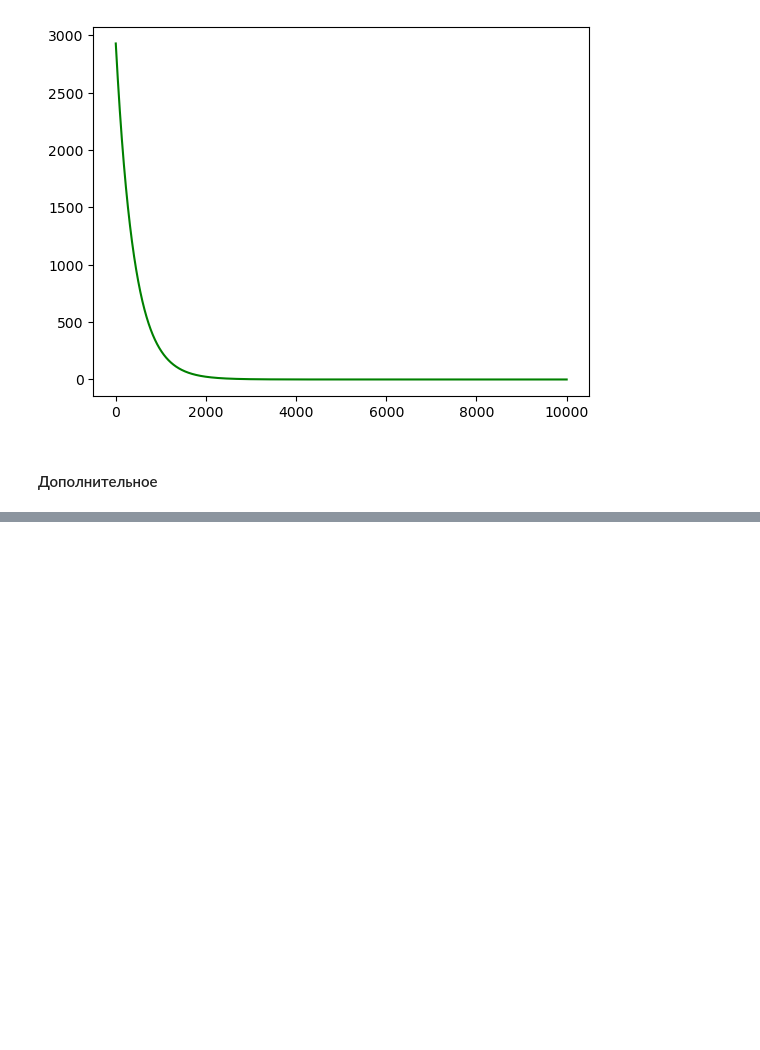
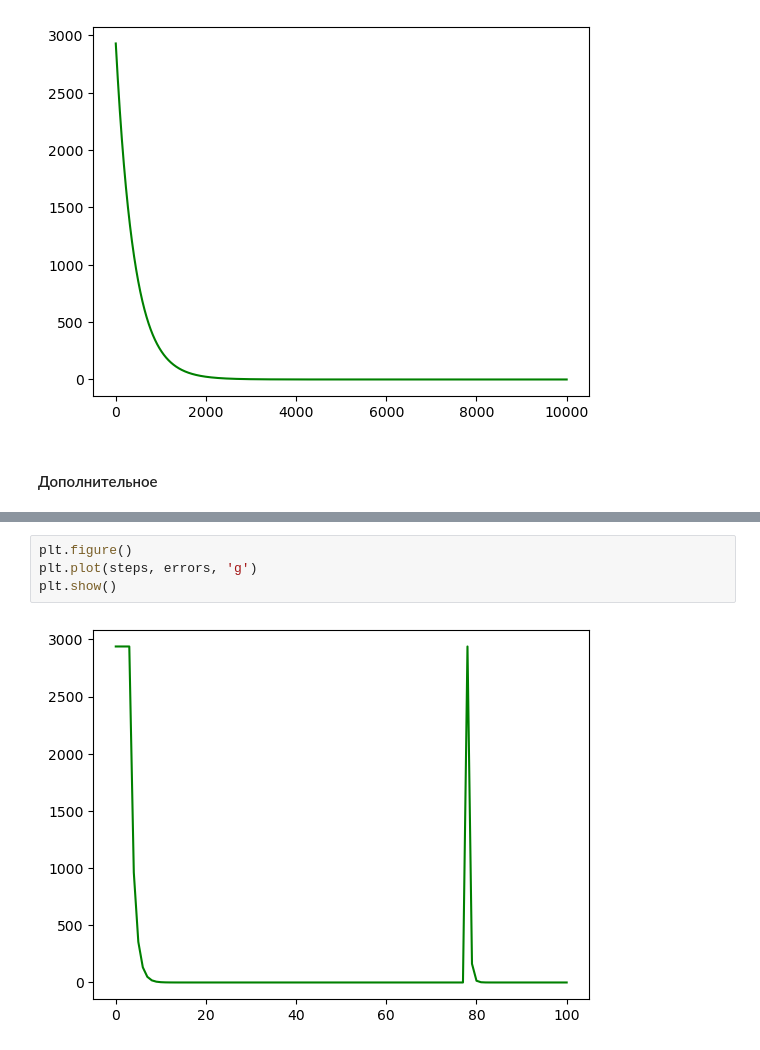
Before and after one commit to Slofya/mlkurs, a Jupyter notebook: ml11.ipynb, the cells around one changed output, grey strips where cells are left out. Cells and saved outputs as stored; diff of their text form; blank space fills up the shorter version.

```diff
--- a/ml11.ipynb
+++ b/ml11.ipynb
@@ -136,0 +182,6 @@ plt.show()
+# %%
+plt.figure()
+plt.plot(steps, errors, 'g')
+plt.show()
+# %% [output]
+[figure, added]
```
Also changed, not shown: parts of 7 cells of this notebook.
